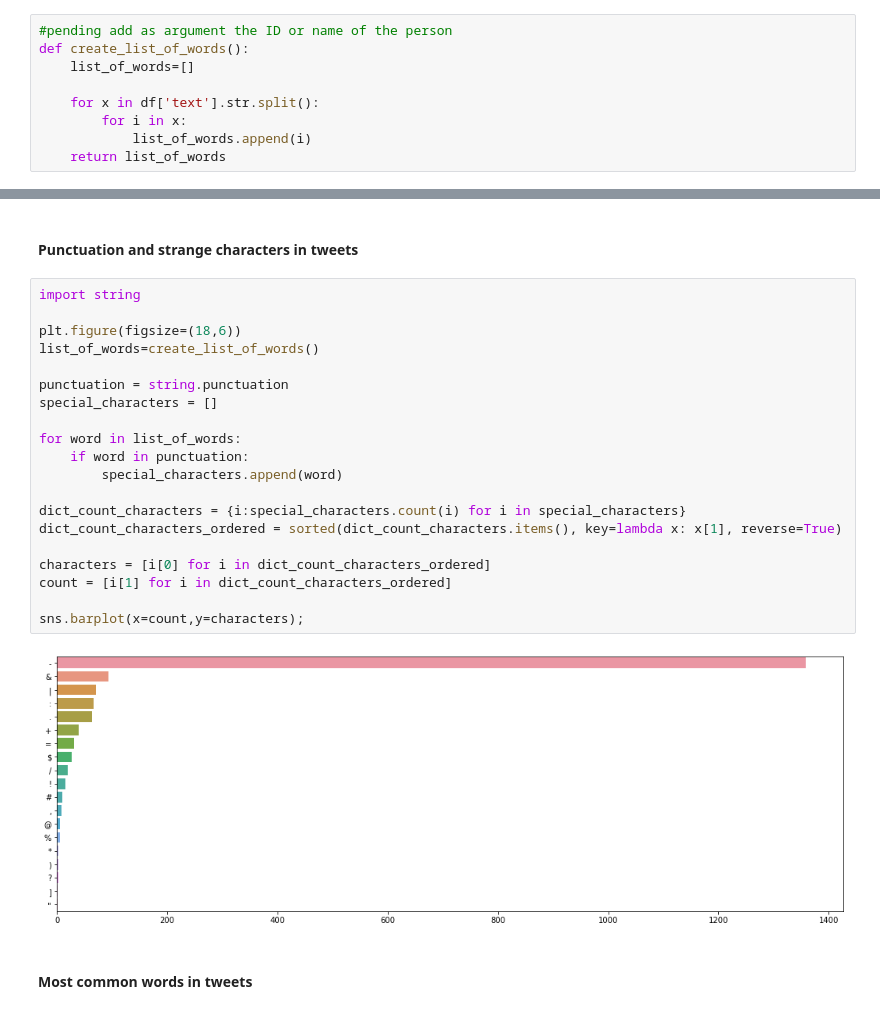
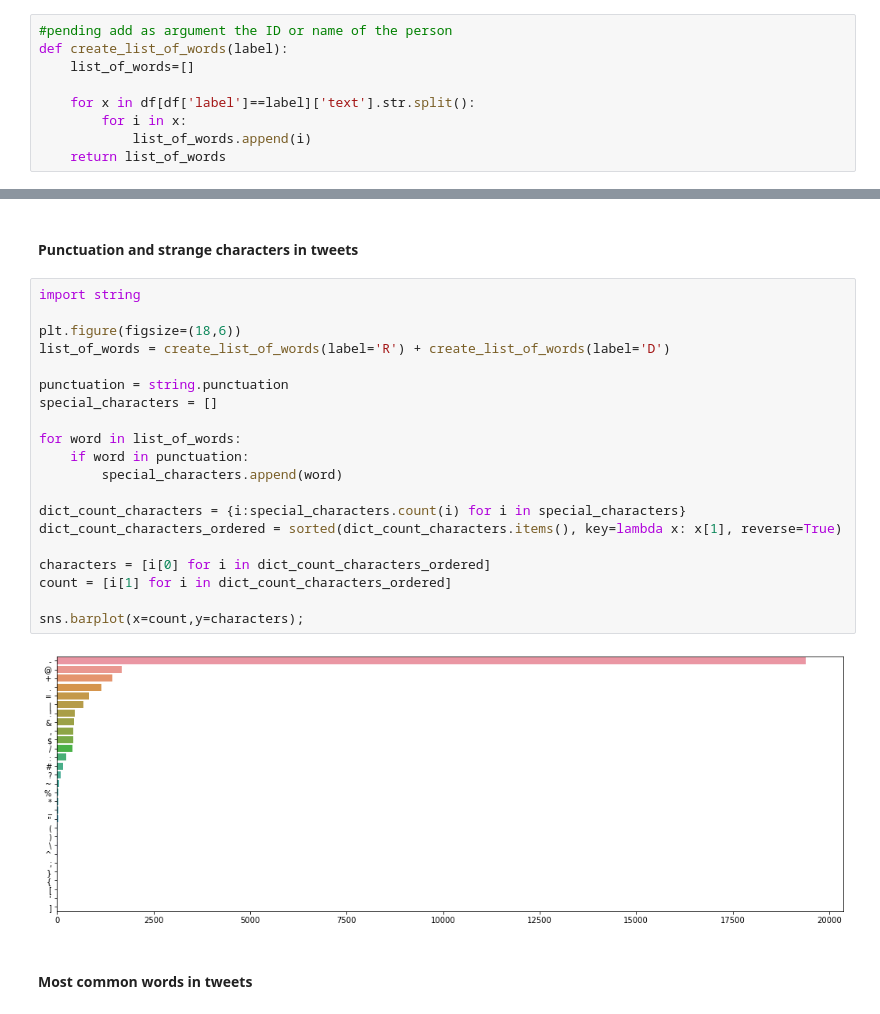
Before and after one commit to aferrero23/twitter-category-nlp, a Jupyter notebook: src/pre_data_cleaning.ipynb, the cells around one changed output, grey strips where cells are left out. Saved outputs shown, nothing was run; the diff lists cells and outputs as text.

```diff
--- a/src/pre_data_cleaning.ipynb
+++ b/src/pre_data_cleaning.ipynb
@@ -161,10 +173,10 @@ fig.suptitle('Average word lenght in tweets');
 [figure]
 # %%
 #pending add as argument the ID or name of the person
-def create_list_of_words():
+def create_list_of_words(label):
     list_of_words=[]
 
-    for x in df['text'].str.split():
+    for x in df[df['label']==label]['text'].str.split():
         for i in x:
             list_of_words.append(i)
     return list_of_words
@@ -196,25 +208,25 @@ create_list_of_words()[:20]
 # %%
 import string
 
 plt.figure(figsize=(18,6))
-list_of_words=create_list_of_words()
+list_of_words = create_list_of_words(label='R') + create_list_of_words(label='D')
 
 punctuation = string.punctuation
 special_characters = []
 
 for word in list_of_words:
     if word in punctuation:
         special_characters.append(word)
 
 dict_count_characters = {i:special_characters.count(i) for i in special_characters}
 dict_count_characters_ordered = sorted(dict_count_characters.items(), key=lambda x: x[1], reverse=True)
 
 characters = [i[0] for i in dict_count_characters_ordered]
 count = [i[1] for i in dict_count_characters_ordered]
 
 sns.barplot(x=count,y=characters);
 # %% [output]
-[figure, old version]
+[figure, new version]
 # %% [markdown]
 #### Most common words in tweets
 # %%
```
Also changed, not shown: parts of 4 cells of this notebook.
